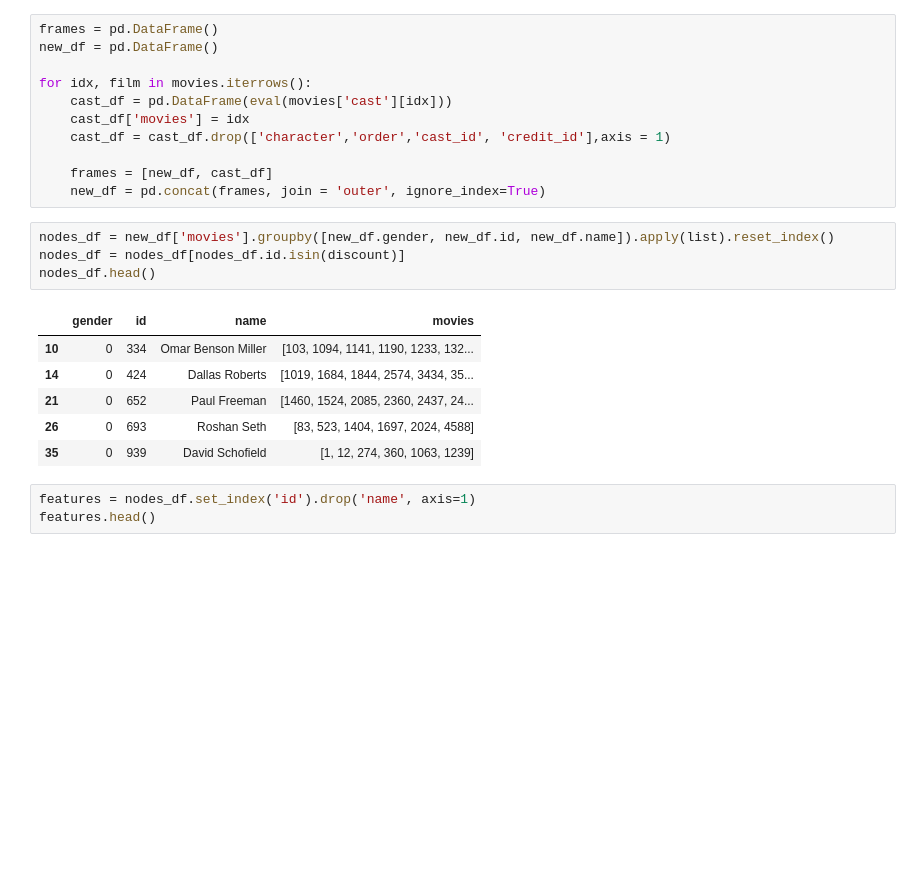
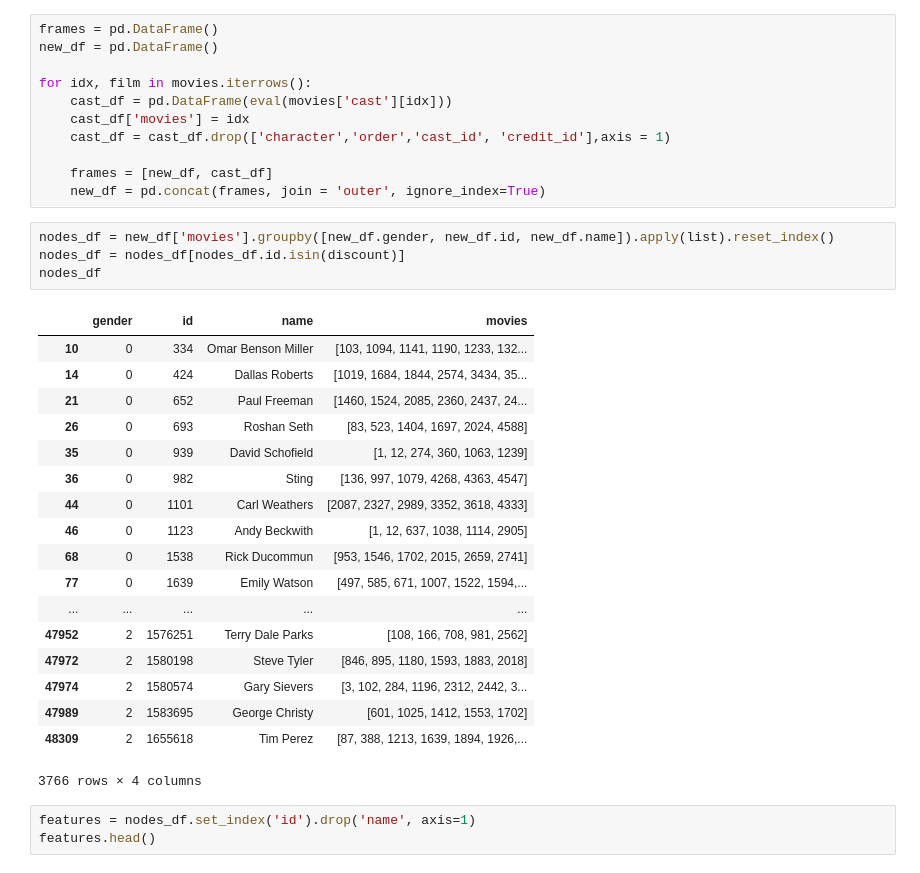
Before and after one commit to othmanbck/ntds_project_2018, a Jupyter notebook: 1_network_properties.ipynb, the cells around one changed output. Drawn from its saved outputs; the diff is of its cells as text; blank space fills up the shorter version.

```diff
--- a/1_network_properties.ipynb
+++ b/1_network_properties.ipynb
@@ -111,14 +111,26 @@ for idx, film in movies.iterrows():
 # %%
 nodes_df = new_df['movies'].groupby([new_df.gender, new_df.id, new_df.name]).apply(list).reset_index()
 nodes_df = nodes_df[nodes_df.id.isin(discount)]
-nodes_df.head()
+nodes_df
 # %% [output]
 |  | gender | id | name | movies |
 | 10 | 0 | 334 | Omar Benson Miller | [103, 1094, 1141, 1190, 1233, 132... |
 | 14 | 0 | 424 | Dallas Roberts | [1019, 1684, 1844, 2574, 3434, 35... |
 | 21 | 0 | 652 | Paul Freeman | [1460, 1524, 2085, 2360, 2437, 24... |
 | 26 | 0 | 693 | Roshan Seth | [83, 523, 1404, 1697, 2024, 4588] |
 | 35 | 0 | 939 | David Schofield | [1, 12, 274, 360, 1063, 1239] |
+| 36 | 0 | 982 | Sting | [136, 997, 1079, 4268, 4363, 4547] |
+| 44 | 0 | 1101 | Carl Weathers | [2087, 2327, 2989, 3352, 3618, 4333] |
+| 46 | 0 | 1123 | Andy Beckwith | [1, 12, 637, 1038, 1114, 2905] |
+| 68 | 0 | 1538 | Rick Ducommun | [953, 1546, 1702, 2015, 2659, 2741] |
+| 77 | 0 | 1639 | Emily Watson | [497, 585, 671, 1007, 1522, 1594,... |
+| ... | ... | ... | ... | ... |
+| 47952 | 2 | 1576251 | Terry Dale Parks | [108, 166, 708, 981, 2562] |
+| 47972 | 2 | 1580198 | Steve Tyler | [846, 895, 1180, 1593, 1883, 2018] |
+| 47974 | 2 | 1580574 | Gary Sievers | [3, 102, 284, 1196, 2312, 2442, 3... |
+| 47989 | 2 | 1583695 | George Christy | [601, 1025, 1412, 1553, 1702] |
+| 48309 | 2 | 1655618 | Tim Perez | [87, 388, 1213, 1639, 1894, 1926,... |
+3766 rows × 4 columns
 # %%
 features = nodes_df.set_index('id').drop('name', axis=1)
 features.head()
```
Also changed, not shown: 1 other file.
